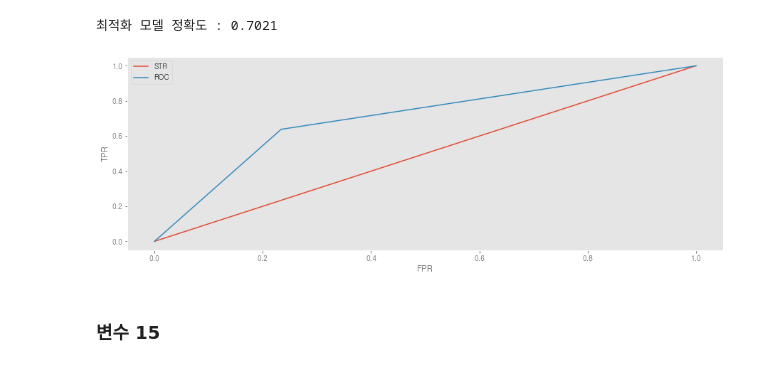
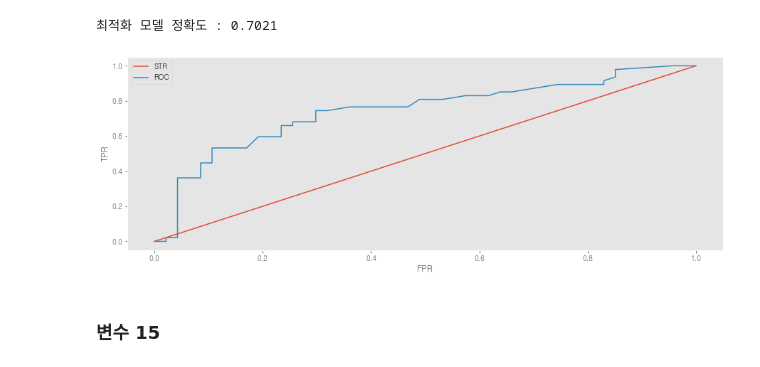
Before and after one commit to bub3690/22-1_multivariate, a Jupyter notebook: final_project/Classification-rftree-pre.ipynb, the cells around one changed output. Cells and saved outputs as stored; diff of their text form; code cells hidden in the pictures.

```diff
--- a/final_project/Classification-rftree-pre.ipynb
+++ b/final_project/Classification-rftree-pre.ipynb
@@ -2815,27 +2939,27 @@ print(f"최적화 모델 정확도 : {gb_acc :.4f}")
 # %%
 #baseline - rf tree / roc curve
 from sklearn.metrics import roc_curve
 #레이블 1일때 예측 확률
-pred_positive_label=gb_clf.predict(x_test_rftree_gbm10)
+pred_positive_label=gb_clf.predict_proba(x_test_rftree_gbm10)[:,1]
 fprs,tprs,thresholds = roc_curve(y_test,pred_positive_label)
 precisions,recalls,thresholds = roc_curve(y_test,pred_positive_label)
 
 
 plt.figure(figsize=(15,5))
 
 #diagonal
 plt.plot([0,1],[0,1],label='STR')
 
 #ROC
 
 plt.plot(fprs,tprs,label='ROC')
 plt.xlabel('FPR')
 plt.ylabel('TPR')
 plt.legend()
 plt.grid()
 plt.show()
 # %% [output]
-[figure, old version]
+[figure, new version]
 # %%
 auc=roc_auc_score(y_test,pred_positive_label)
 accuracy = accuracy_score(y_true=y_test,y_pred=predicted)
```
Also changed, not shown: parts of 21 cells of this notebook, 1 other file.
